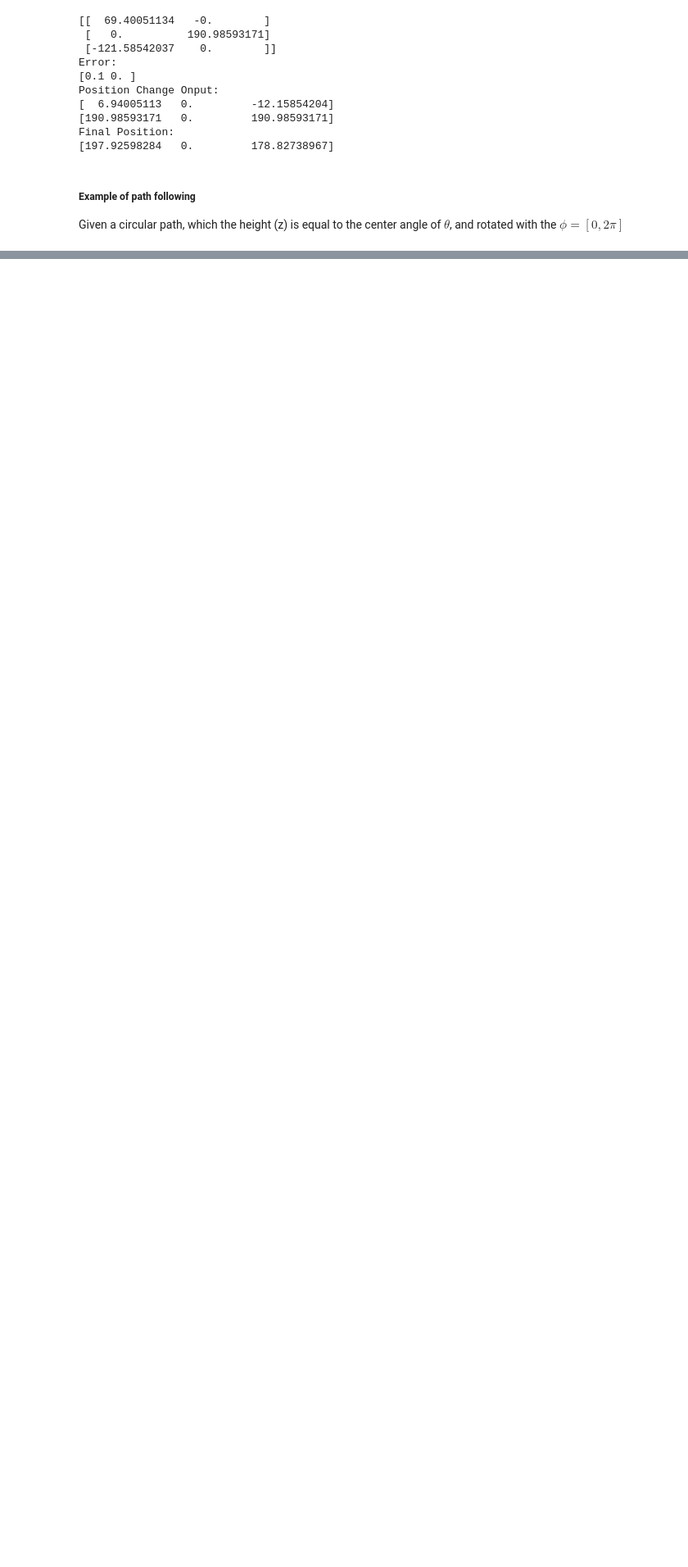
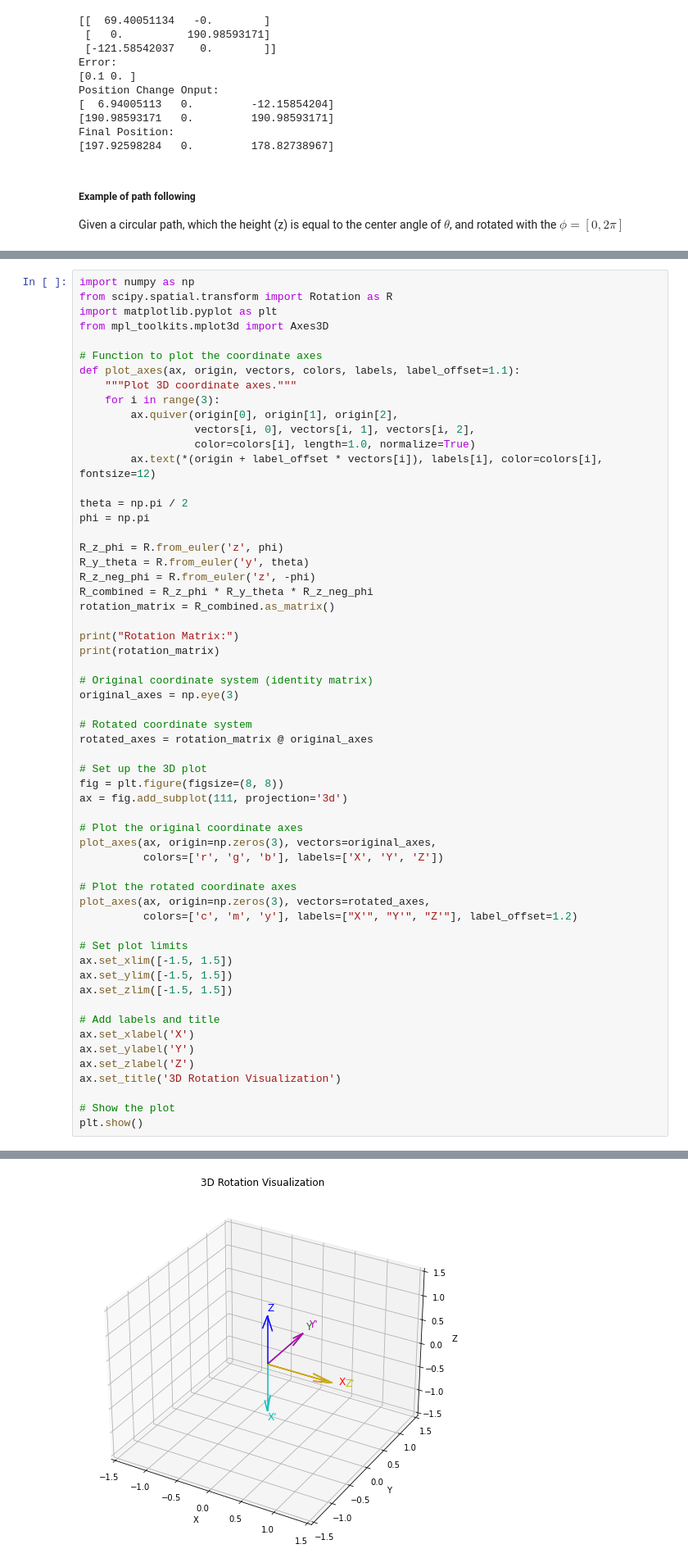
Before and after one commit to ValenQiu/CCR, a Jupyter notebook: Code/SImulation/IK.ipynb, the cells around one changed output, grey strips where cells are left out. Shown at 82% size. Drawn from its saved outputs; the diff is of its cells as text; blank space fills up the shorter version.

```diff
--- a/Code/SImulation/IK.ipynb
+++ b/Code/SImulation/IK.ipynb
@@ -401,0 +624,59 @@ plt.show()
+# %%
+import numpy as np
+from scipy.spatial.transform import Rotation as R
+import matplotlib.pyplot as plt
+from mpl_toolkits.mplot3d import Axes3D
+
+# Function to plot the coordinate axes
+def plot_axes(ax, origin, vectors, colors, labels, label_offset=1.1):
+    """Plot 3D coordinate axes."""
+    for i in range(3):
+        ax.quiver(origin[0], origin[1], origin[2],
+                  vectors[i, 0], vectors[i, 1], vectors[i, 2],
+                  color=colors[i], length=1.0, normalize=True)
+        ax.text(*(origin + label_offset * vectors[i]), labels[i], color=colors[i], fontsize=12)
+
+theta = np.pi / 2
+phi = np.pi
+
+R_z_phi = R.from_euler('z', phi)
+R_y_theta = R.from_euler('y', theta)
+R_z_neg_phi = R.from_euler('z', -phi)
+R_combined = R_z_phi * R_y_theta * R_z_neg_phi
+rotation_matrix = R_combined.as_matrix()
+
+print("Rotation Matrix:")
+print(rotation_matrix)
+
+# Original coordinate system (identity matrix)
+original_axes = np.eye(3)
+
+# Rotated coordinate system
+rotated_axes = rotation_matrix @ original_axes
+
+# Set up the 3D plot
+fig = plt.figure(figsize=(8, 8))
+ax = fig.add_subplot(111, projection='3d')
+
+# Plot the original coordinate axes
+plot_axes(ax, origin=np.zeros(3), vectors=original_axes,
+          colors=['r', 'g', 'b'], labels=['X', 'Y', 'Z'])
+
+# Plot the rotated coordinate axes
+plot_axes(ax, origin=np.zeros(3), vectors=rotated_axes,
+          colors=['c', 'm', 'y'], labels=["X'", "Y'", "Z'"], label_offset=1.2)
+
+# Set plot limits
+ax.set_xlim([-1.5, 1.5])
+ax.set_ylim([-1.5, 1.5])
+ax.set_zlim([-1.5, 1.5])
+
+# Add labels and title
+ax.set_xlabel('X')
+ax.set_ylabel('Y')
+ax.set_zlabel('Z')
+ax.set_title('3D Rotation Visualization')
+
+# Show the plot
+plt.show()
+# %% [output]
@@ -401,0 +687 @@ plt.show()
+[figure, added]
```
Also changed, not shown: parts of 20 cells of this notebook, 1 other file.
